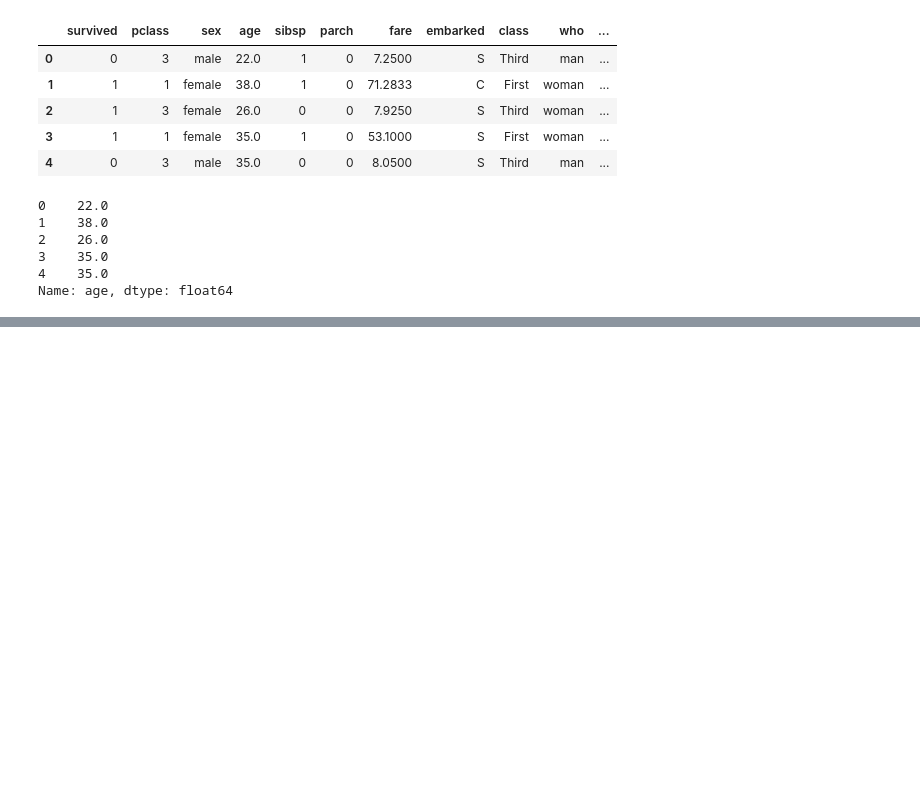
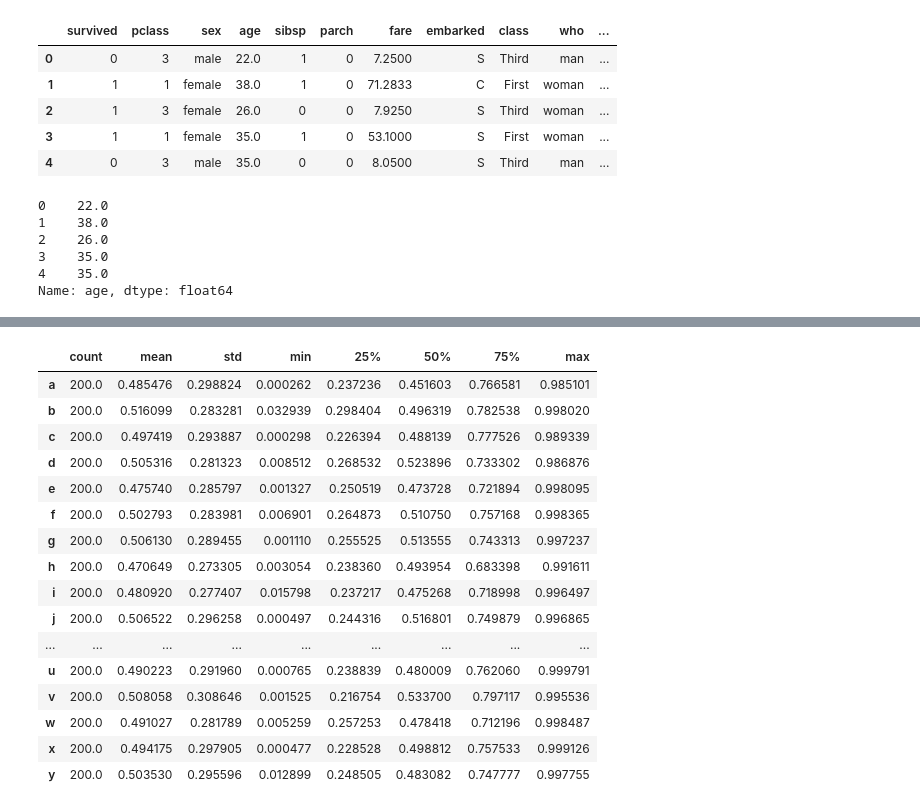
Before and after one commit to UzairHussain193/DataScience_with_Python, a Jupyter notebook: Chilla_2023/pandas_03.ipynb, the cells around one changed output, grey strips where cells are left out. Cells and saved outputs as stored; diff of their text form; code cells hidden in the pictures; blank space fills up the shorter version.

```diff
--- a/Chilla_2023/pandas_03.ipynb
+++ b/Chilla_2023/pandas_03.ipynb
@@ -1116,0 +1273,20 @@ Name: age, dtype: float64
+# %%
+df.describe().T
+# %% [output]
+|  | count | mean | std | min | 25% | 50% | 75% | max |
+| a | 200.0 | 0.485476 | 0.298824 | 0.000262 | 0.237236 | 0.451603 | 0.766581 | 0.985101 |
+| b | 200.0 | 0.516099 | 0.283281 | 0.032939 | 0.298404 | 0.496319 | 0.782538 | 0.998020 |
+| c | 200.0 | 0.497419 | 0.293887 | 0.000298 | 0.226394 | 0.488139 | 0.777526 | 0.989339 |
+| d | 200.0 | 0.505316 | 0.281323 | 0.008512 | 0.268532 | 0.523896 | 0.733302 | 0.986876 |
+| e | 200.0 | 0.475740 | 0.285797 | 0.001327 | 0.250519 | 0.473728 | 0.721894 | 0.998095 |
+| f | 200.0 | 0.502793 | 0.283981 | 0.006901 | 0.264873 | 0.510750 | 0.757168 | 0.998365 |
+| g | 200.0 | 0.506130 | 0.289455 | 0.001110 | 0.255525 | 0.513555 | 0.743313 | 0.997237 |
+| h | 200.0 | 0.470649 | 0.273305 | 0.003054 | 0.238360 | 0.493954 | 0.683398 | 0.991611 |
+| i | 200.0 | 0.480920 | 0.277407 | 0.015798 | 0.237217 | 0.475268 | 0.718998 | 0.996497 |
+| j | 200.0 | 0.506522 | 0.296258 | 0.000497 | 0.244316 | 0.516801 | 0.749879 | 0.996865 |
+| ... | ... | ... | ... | ... | ... | ... | ... | ... |
+| u | 200.0 | 0.490223 | 0.291960 | 0.000765 | 0.238839 | 0.480009 | 0.762060 | 0.999791 |
+| v | 200.0 | 0.508058 | 0.308646 | 0.001525 | 0.216754 | 0.533700 | 0.797117 | 0.995536 |
+| w | 200.0 | 0.491027 | 0.281789 | 0.005259 | 0.257253 | 0.478418 | 0.712196 | 0.998487 |
+| x | 200.0 | 0.494175 | 0.297905 | 0.000477 | 0.228528 | 0.498812 | 0.757533 | 0.999126 |
+| y | 200.0 | 0.503530 | 0.295596 | 0.012899 | 0.248505 | 0.483082 | 0.747777 | 0.997755 |
```
Also changed, not shown: parts of 17 cells of this notebook.
